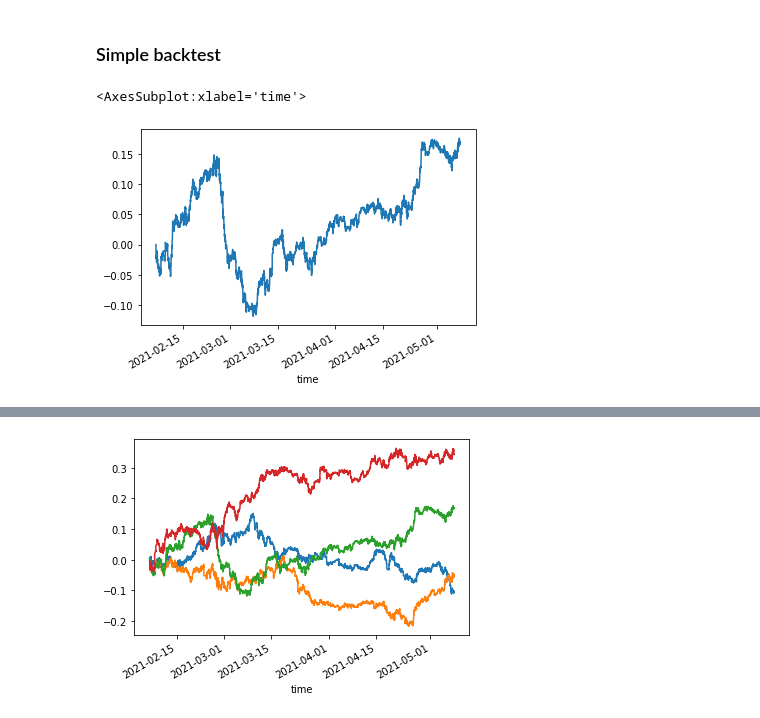
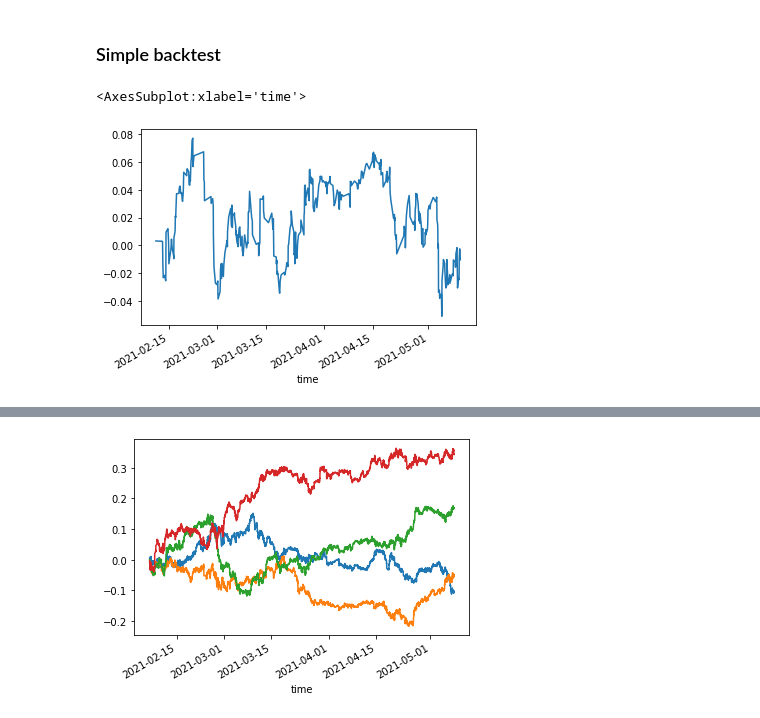
Before and after one commit to sergio12S/mean-reversing-bitcoin, a Jupyter notebook: volume.ipynb, the cells around one changed output, grey strips where cells are left out. Drawn from its saved outputs; the diff is of its cells as text; code cells hidden in the pictures.

```diff
--- a/volume.ipynb
+++ b/volume.ipynb
@@ -14,7 +14,7 @@ from strategies.dataset import Dataset
 https://github.com/bukosabino/ta
 '''
 data_binance = Dataset()
-data = data_binance.get_data(days=90, ticker='BTCUSDT', ts='5m')
+data = data_binance.get_data(days=90, ticker='BTCUSDT', ts='1H')
 # %% [markdown]
 # Describe Volume data
 # %%
@@ -206,13 +204,13 @@ for index, value in group.iteritems():
 # %% [markdown]
 ### Simple backtest
 # %%
-LAG = 3
+LAG = 1
 data.loc[:, 'y'] = data['close'].shift(-LAG).pct_change()
 data = data.dropna()
 # data.loc[:, 'signal'] = np.where((data['quantile_volume'] == 'very_low') | (data['quantile_volume'] == 'low'), 1, 0)
-data.loc[:, 'signal'] = np.where(data['quantile_volume'] == 'normal', 1, 0)
+data.loc[:, 'signal'] = np.where(data['quantile_volume'] == 'low', 1, 0)
 # data.loc[:, 'signal'] = np.where(data['quantile_volume'] == 'very_low', -1, data['signal'])
 data[data['signal'] == 1]['y'].cumsum().plot()
 # %% [output]
 <AxesSubplot:xlabel='time'>
-[figure, old version]
+[figure, new version]
```
Also changed, not shown: parts of 9 cells of this notebook, 7 other files.
